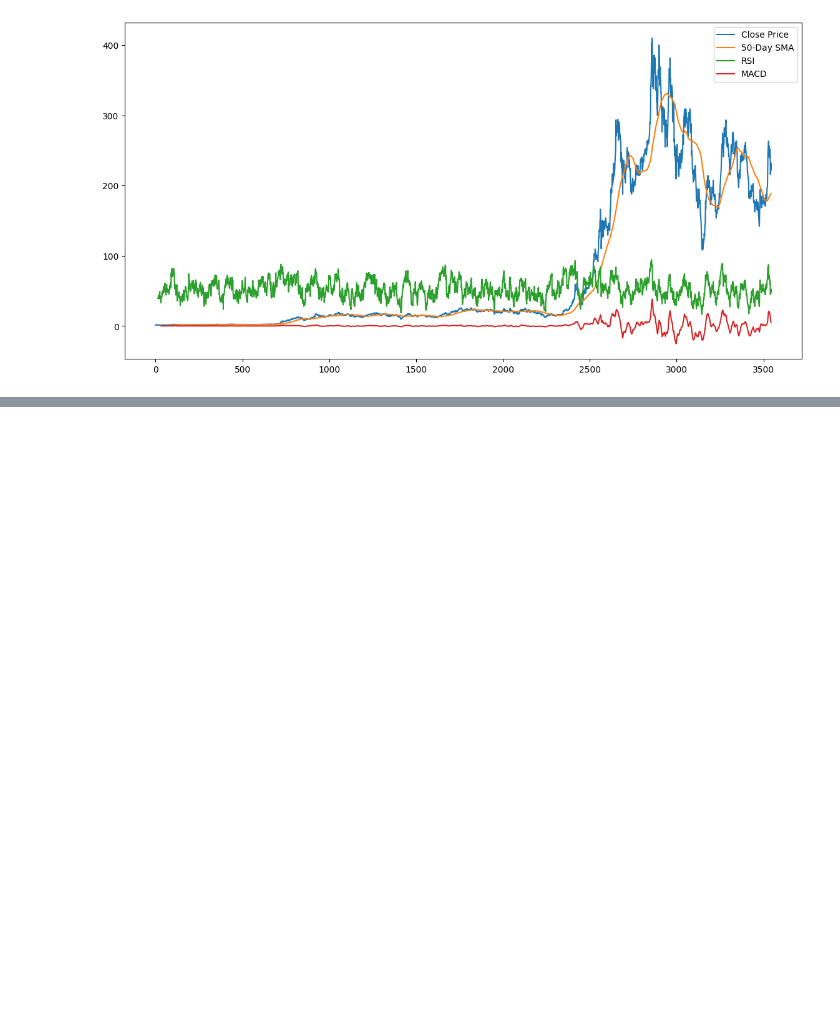
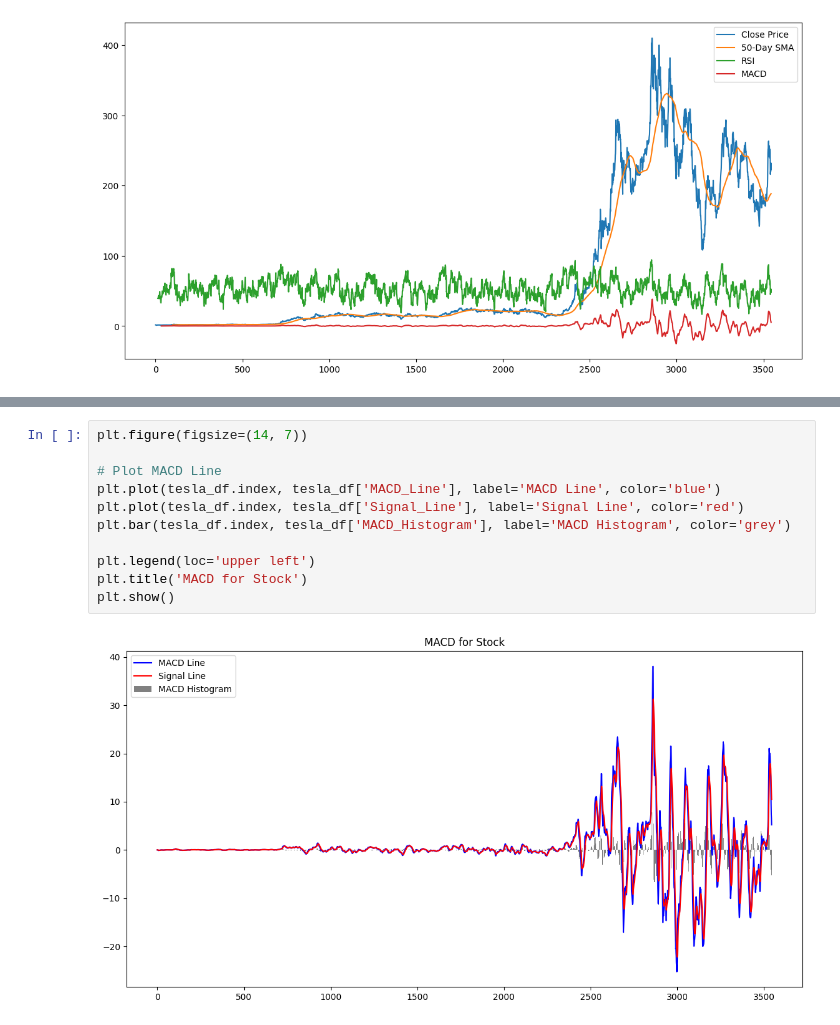
Before and after one commit to Leulseged-Mesfin/Nova-Financial-Solutions-Data-Analysis, a Jupyter notebook: notbooks/task-2.ipynb, the cells around one changed output, grey strips where cells are left out. Saved outputs shown, nothing was run; the diff lists cells and outputs as text; blank space fills up the shorter version.

```diff
--- a/notbooks/task-2.ipynb
+++ b/notbooks/task-2.ipynb
@@ -136,0 +226,13 @@ plt.show()
+# %%
+plt.figure(figsize=(14, 7))
+
+# Plot MACD Line
+plt.plot(tesla_df.index, tesla_df['MACD_Line'], label='MACD Line', color='blue')
+plt.plot(tesla_df.index, tesla_df['Signal_Line'], label='Signal Line', color='red')
+plt.bar(tesla_df.index, tesla_df['MACD_Histogram'], label='MACD Histogram', color='grey')
+
+plt.legend(loc='upper left')
+plt.title('MACD for Stock')
+plt.show()
+# %% [output]
+[figure, added]
```
Also changed, not shown: parts of 13 cells of this notebook, 1 other file.
